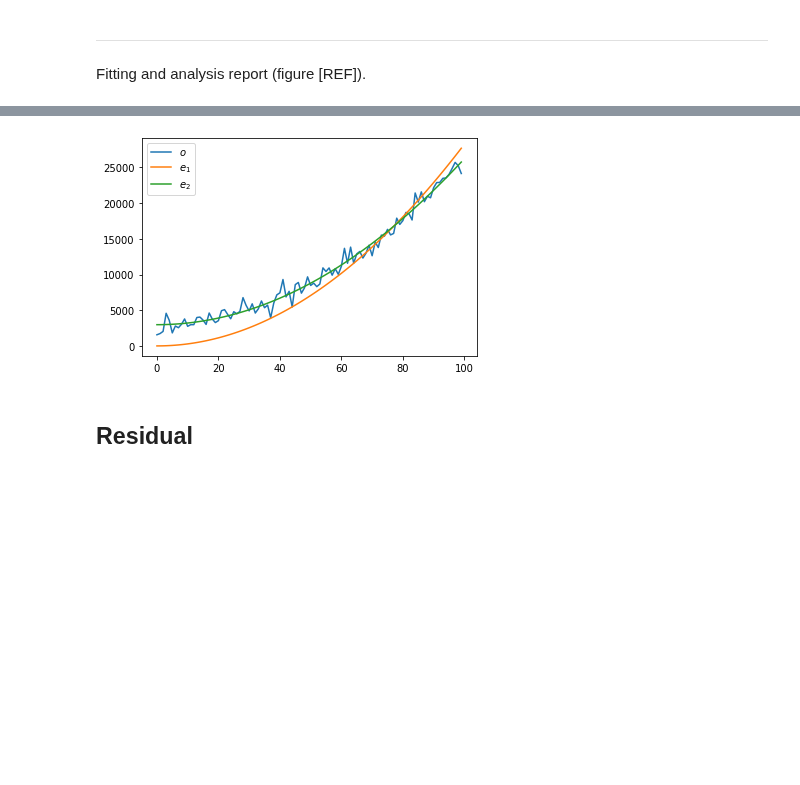
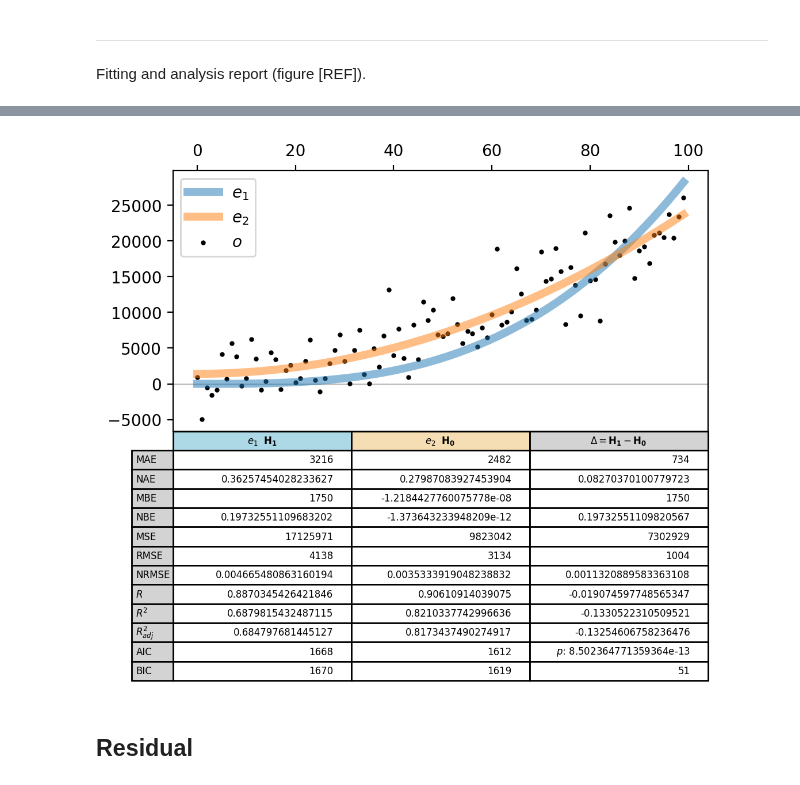
Before and after one commit to maxdevblock/covid-19-italy, a Jupyter notebook: OLD/functions/articolo-dgf.ipynb, the cells around one changed output, grey strips where cells are left out. Saved outputs shown, nothing was run; the diff lists cells and outputs as text; code cells hidden in the pictures; blank space fills up the shorter version.

```diff
--- a/OLD/functions/articolo-dgf.ipynb
+++ b/OLD/functions/articolo-dgf.ipynb
@@ -27,7 +30,4 @@ def double_logistic_function(x, a1, b1, k1, a2, b2, k2, e):
 # %%
-today = dt.datetime.now().strftime("%Y-%m-%d")
-df = pd.read_pickle(f"data-confirmed-{today}.pkl")
-
 countries = df["measured"].size
 start = pd.Timestamp("2020-01-22")
 period = df["measured"]["China"].size
@@ -40,7 +40,8 @@ for f in df.columns:
         continue
     for c in df[f].index:
         if not df[f][c]:
-            errors.append(c)
+            errors.append(f"{c} with {''.join(w[0] for w in f.split(' '))}")
+            continue
         values += df[f][c].best_fit.size
 # %% [markdown]
 # Abstract
@@ -361,7 +385,7 @@ from scipy.optimize import curve_fit
 import sklearn.metrics as skl
 from matplotlib import pyplot as plt
 
-def AIC_test(diff):
+def AICp(diff):
     try:
         return np.exp(-.5 * diff) / (1 + np.exp(-.5 * diff))
     except Exception as err:
@@ -370,25 +394,24 @@ def AIC_test(diff):
         return 0.
 
 def func_noise(x, a, b, err=False):
-    noise = np.random.normal(0,1000,len(x))
+    noise = np.random.normal(0, 3e3, len(x))
     return a * np.array(x) ** 2 + b + (noise if err else 0)
 
-def func(x, a):
-    return a * np.array(x) ** 2
+def func1(x, a):
+    return a * np.array(x) ** 3
 
 def func2(x, a, b):
-    return b + a * np.array(x) ** 2
+    return a * np.array(x) ** 2 + b
 
 def report(o, E, P):
+    cT = []
     mae, nae, mbe, nbe, mse, rmse, nrmse, r, r2, r2a, aic, bic = (
         [] for _ in range(12)
     )
-    print("                e1 H1          e2 H0")
-    print("------  -------------  -------------")
     for i, e in enumerate(E):
         mae.append(skl.mean_absolute_error(o, e))
         nae.append(np.sum(np.abs(o - e)) / np.sum(o))
-        mbe.append(np.sum(o - e) / len(x))
+        mbe.append(np.sum(o - e) / len(o))
         nbe.append(np.sum(o - e) / np.sum(o))
         _mse = skl.mean_squared_error(o, e)
         mse.append(_mse)
@@ -396,38 +419,55 @@ def report(o, E, P):
         rmse.append(_rmse)
         _nrmse = _rmse / np.sum(o)
         nrmse.append(_nrmse)
-        r.append(sts.pearsonr(o, e)[1])
+        r.append(sts.pearsonr(o, e)[0])
         r2.append(skl.r2_score(o, e))
         rss = np.sum(np.abs(o - e) ** 2)
         tss = np.sum(np.abs(o - np.mean(o)) ** 2)
-        r2a.append(1 - (rss / tss) * ((len(x) - 1) / (len(x) - P[i] - 1)))
-        aic.append(len(x) * np.log(rss / len(x)) + 2 * 1)
-        bic.append(len(x) * np.log(rss / len(x)) + np.log(len(x)) * P[i])
-    print(f"  MAE: {mae[0]:>14.6f} {mae[1]:>14.6f}")
-    print(f"  NAE: {nae[0]:>14.6f} {nae[1]:>14.6f}")
-    print(f"  BME: {mbe[0]:>14.9f} {mbe[1]:>14.6e}")
-    print(f"  NBE: {nbe[0]:>14.9f} {nbe[1]:>14.6e}")
-    print(f"  MSE: {mse[0]:>14.6f} {mse[1]:>14.5f}")
-    print(f" RMSE: {rmse[0]:>14.6f} {rmse[1]:>14.6f}")
-    print(f"NRMSE: {nrmse[0]:>14.9f} {nrmse[1]:>14.9f}")
-    print(f"    R: {r[0]:>14.7e} {r[1]:>14.7e}   \U00000394:{r[0]-r[1]:.6e}")
-    print(f"   R2: {r2[0]:>14.9f} {r2[1]:>14.9f}")
-    print(f"R2adj: {r2a[0]:>14.9f} {r2a[1]:>14.9f}")
-    print(f"  AIC: {aic[0]:>14.6f} {aic[1]:>14.6f}   p:{AIC_test(aic[0]-aic[1]):.6e}")
-    print(f"  BIC: {bic[0]:>14.6f} {bic[1]:>14.6f}   \U00000394:{bic[0] - bic[1]:.7f}")
+        r2a.append(1 - (rss / tss) * ((len(o) - 1) / (len(o) - P[i] - 1)))
+        aic.append(len(o) * np.log(rss / len(o)) + 2 * 1)
+        bic.append(len(o) * np.log(rss / len(o)) + np.log(len(o)) * P[i])
+    cT.append([f"{mae[0]:.0f}", f"{mae[1]:.0f}", f"{(mae[0]-mae[1]):.0f}"])
+    cT.append([f"{nae[0]}", f"{nae[1]}", f"{(nae[0]-nae[1])}"])
+    cT.append([f"{mbe[0]:.0f}", f"{mbe[1]}", f"{(mbe[0]-mbe[1]):.0f}"])
+    cT.append([f"{nbe[0]}", f"{nbe[1]}", f"{(nbe[0]-nbe[1])}"])
+    cT.append([f"{mse[0]:.0f}", f"{mse[1]:.0f}", f"{(mse[0]-mse[1]):.0f}"])
+    cT.append([f"{rmse[0]:.0f}", f"{rmse[1]:.0f}", f"{(rmse[0]-rmse[1]):.0f}"])
+    cT.append([f"{nrmse[0]}", f"{nrmse[1]}", f"{(nrmse[0]-nrmse[1])}"])
+    cT.append([f"{r[0]}", f"{r[1]}", f"{(r[0]-r[1])}"])
+    cT.append([f"{r2[0]}", f"{r2[1]}", f"{(r2[0]-r2[1])}"])
+    cT.append([f"{r2a[0]}", f"{r2a[1]}", f"{(r2a[0]-r2a[1])}"])
+    cT.append([f"{aic[0]:.0f}", f"{aic[1]:.0f}", f"$p$: {AICp(aic[0]-aic[1])}"])
+    cT.append([f"{bic[0]:.0f}", f"{bic[1]:.0f}", f"{bic[0] - bic[1]:.0f}"])
+    return cT
 
 x = np.arange(0, 100)
-o = func_noise(x, 2.3, 3e3, err=True)
-popt, pcov = curve_fit(func, x, o)
-e1 = func(x, *popt)
-popt, pcov = curve_fit(func2, x, o)
-e2 = func2(x, *popt)
+o = func_noise(x, 2.3, 1e3, err=True)
+popt1, _ = curve_fit(func1, x, o)
+e1 = func1(x, *popt1)
+popt2, _ = curve_fit(func2, x, o)
+e2 = func2(x, *popt2)
 
-report(o, [e1, e2], [1, 2])
+cellText = report(o, [e1, e2], [1, 2])
 
-plt.plot(x, o, label="$o$")
-plt.plot(x, e1, label="$e_1$")
-plt.plot(x, e2, label="$e_2$")
-plt.legend(loc="best")
+fig, ax = plt.subplots(figsize=(6, 3), dpi=200)
+ax.xaxis.tick_top()
+ax.axhline(0, lw=1, alpha=.25, c="k")
+ax.plot(x, e1, label="$e_1$", lw=5, alpha=.5)
+ax.plot(x, e2, label="$e_2$", lw=5, alpha=.5)
+ax.scatter(x, o, label="$o$", s=4, c="k")
+ax.legend(loc="best")
+ax.table(
+    cellText=cellText,
+    colLabels=[
+        "$e_1$  $\mathbf{H_1}$", "$e_2$  $\mathbf{H_0}$",
+        "$\Delta = \mathbf{H_1} - \mathbf{H_0}$"
+    ],
+    colColours=["lightblue", "wheat", "lightgrey"],
+    rowColours=["lightgrey" for _ in range(12)],
+    rowLabels=[
+        "MAE", "NAE", "MBE", "NBE", "MSE", "RMSE", "NRMSE",
+        "$R$",  "$R^2$", "$R^2_{adj}$", "AIC", "BIC"
+    ],
+)
 plt.show()
 # %% [output]
@@ -448,4 +474,4 @@ R2adj:    0.900522912    0.983775715
-[figure, old version]
+[figure, new version]
 # %% [markdown]
 ## Residual
 # %% [markdown]
```
Also changed, not shown: parts of 12 cells of this notebook, 16 other files.
